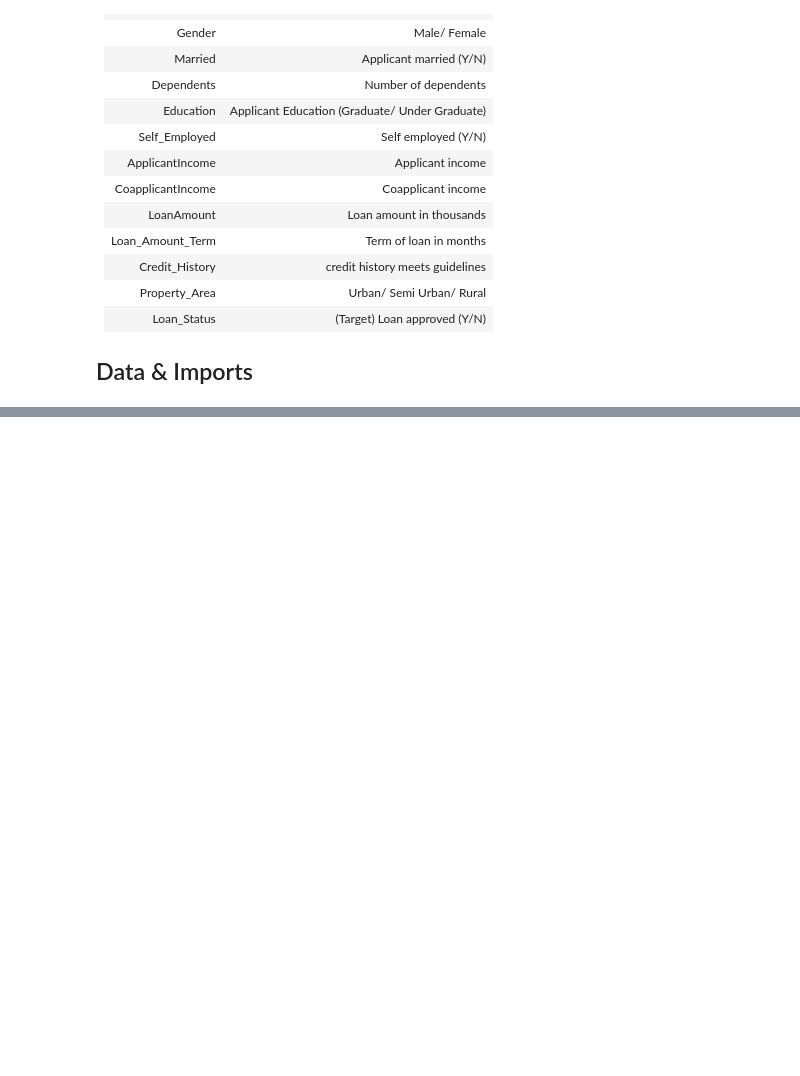
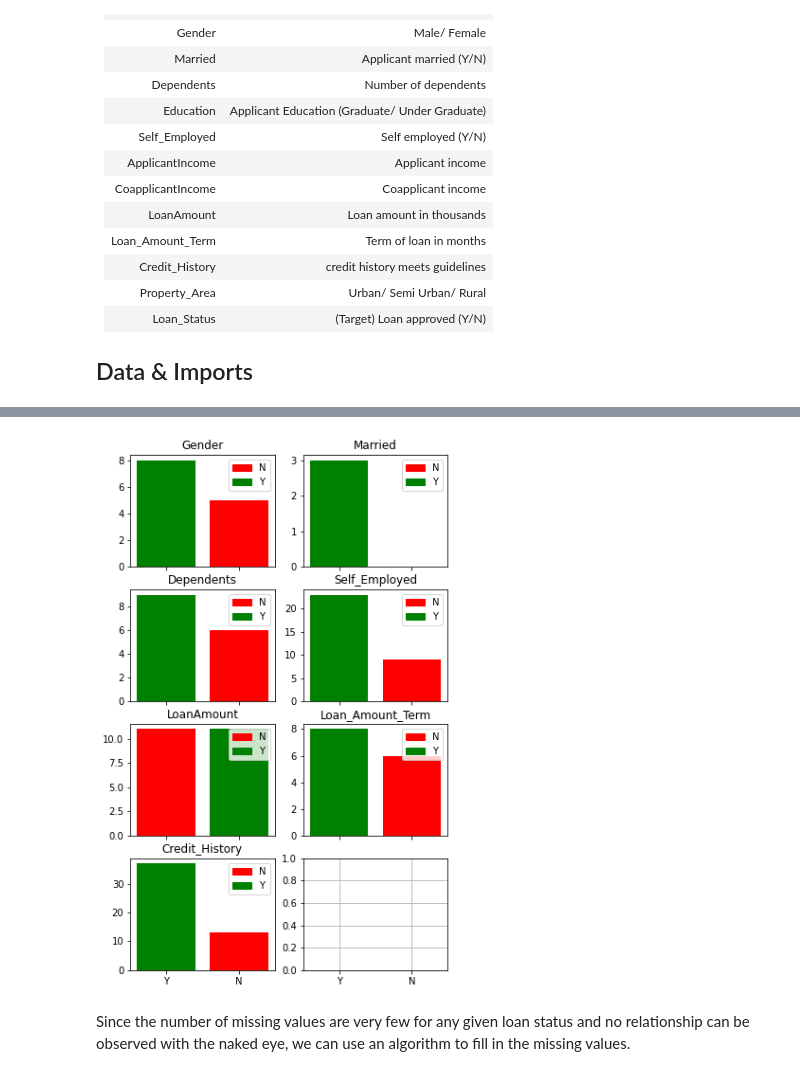
Before and after one commit to jacobjohn2016/Loan-Prediction, a Jupyter notebook: EDA.ipynb, the cells around one changed output, grey strips where cells are left out. Drawn from its saved outputs; the diff is of its cells as text; code cells hidden in the pictures; blank space fills up the shorter version.

Commit message:
filling missing values

```diff
--- a/EDA.ipynb
+++ b/EDA.ipynb
@@ -48,0 +104,28 @@ test.head()
+# %%
+missing_df = train.isna().sum().reset_index()
+has_missing = missing_df[missing_df[0] > 0]['index'].to_list()
+# %%
+n = len(has_missing)
+nrows = math.ceil(n/2)
+ncols = 2
+fig, ax = plt.subplots(nrows, ncols, sharex = 'col', figsize = (6, 10))
+for index, missing in enumerate(has_missing):
+    val_counts_df = train[train[missing].isna()]['Loan_Status'].value_counts().reset_index()
+
+    colors = {'N':'red', 'Y':'green'}
+    labels = list(colors.keys())
+    c = val_counts_df['index'].apply(lambda x: colors[x])
+
+    ax[math.floor(index/ncols)][index%ncols]\
+    .bar(x = val_counts_df['index'], height = val_counts_df['Loan_Status'],
+         color = c,
+         label = labels)
+    ax[math.floor(index/ncols)][index%ncols].set_title(missing)
+    handles = [mpatches.Patch(color=colors[label]) for label in labels]
+    ax[math.floor(index/ncols)][index%ncols].legend(handles, labels)
+plt.grid()
+plt.show()
+# %% [output]
+[figure, added]
+# %% [markdown]
+Since the number of missing values are very few for any given loan status and no relationship can be observed with the naked eye, we can use an algorithm to fill in the missing values.
```
Also changed, not shown: parts of 15 cells of this notebook.
